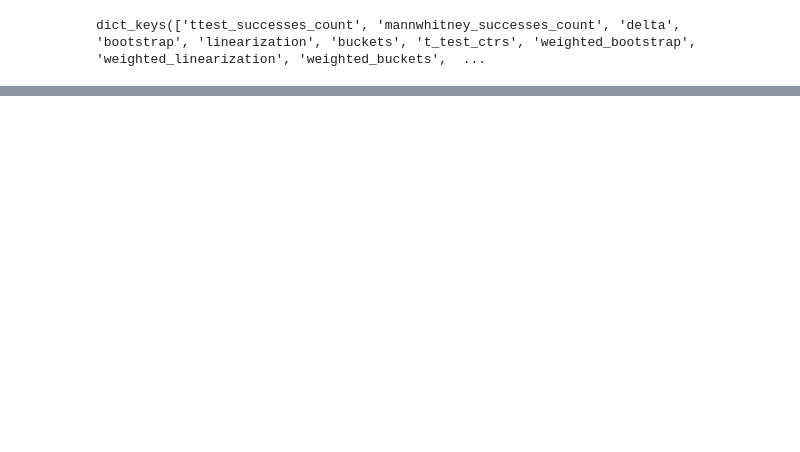
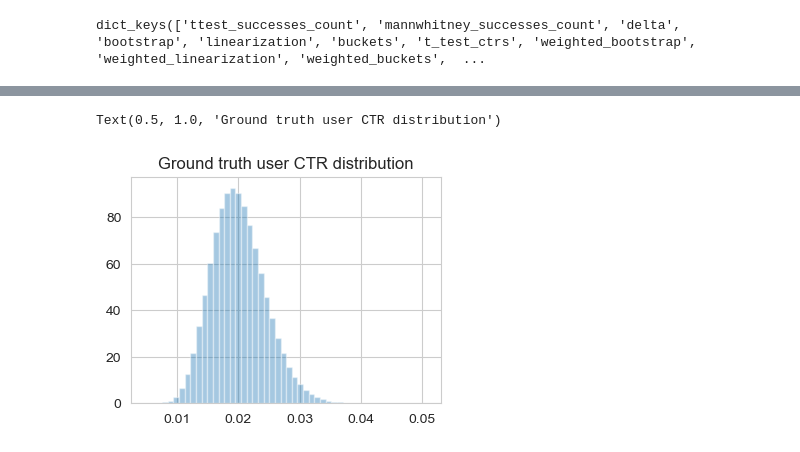
Before and after one commit to marnikitta/stattests, a Jupyter notebook: notebooks/all_experiments.ipynb, the cells around one changed output, grey strips where cells are left out. Cells and saved outputs as stored; diff of their text form; code cells hidden in the pictures; blank space fills up the shorter version.

```diff
--- a/notebooks/all_experiments.ipynb
+++ b/notebooks/all_experiments.ipynb
@@ -240,0 +72,7 @@ fig = plot_summary({
+# %%
+fig, ax = plt.subplots(figsize=figsize, dpi=dpi)
+sns.distplot(gt_success_rates.flatten(), ax=ax, kde=False, norm_hist=True)
+ax.set_title('Ground truth user CTR distribution')
+# %% [output]
+Text(0.5, 1.0, 'Ground truth user CTR distribution')
+[figure, added]
```
Also changed, not shown: parts of 85 cells of this notebook, 20 other files.
